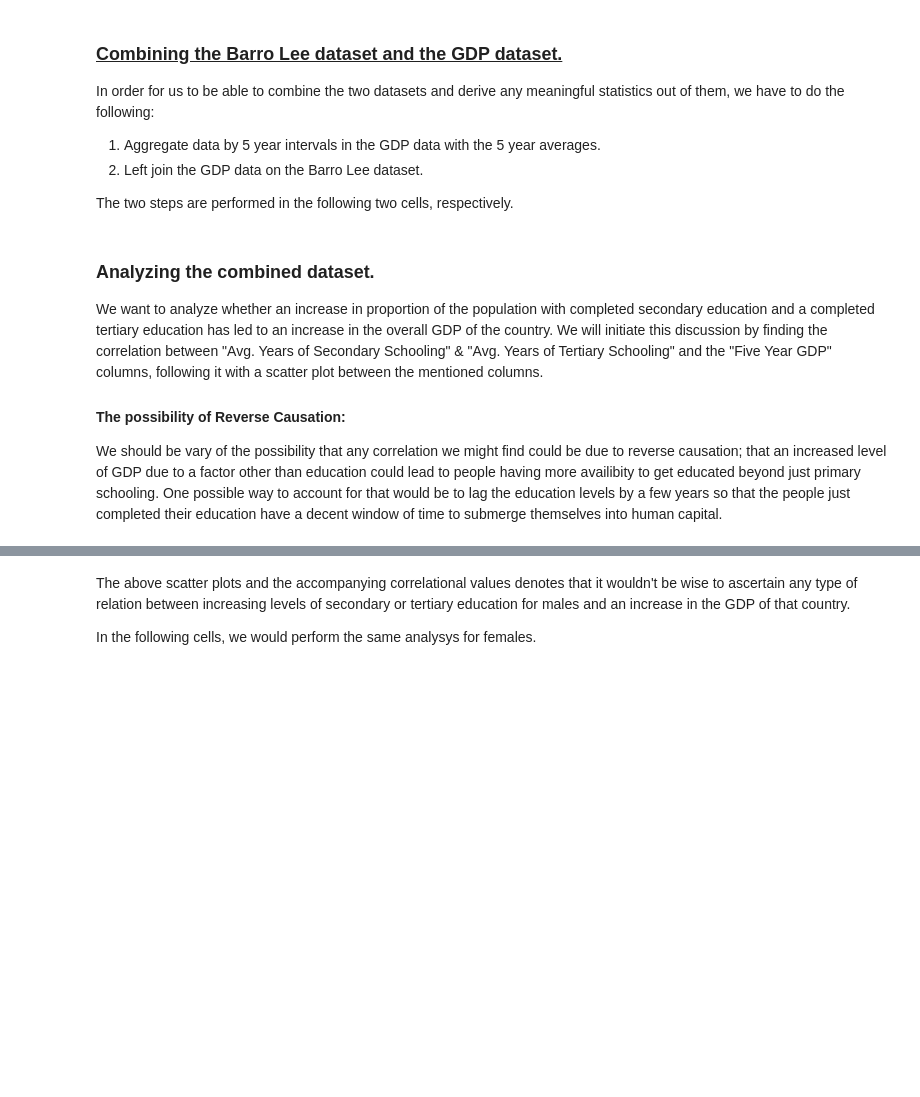
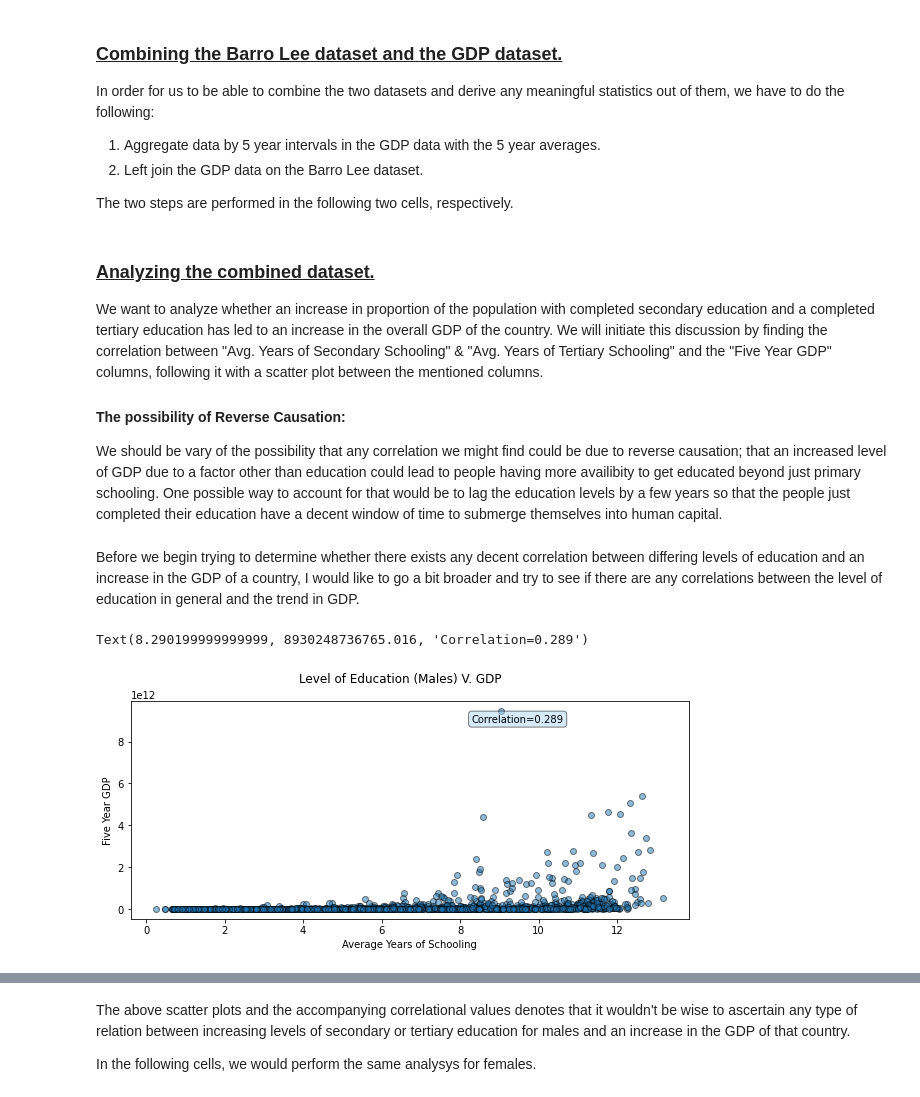
Before and after one commit to Hammad-AlQuraishi/BarroLee-Analysis, a Jupyter notebook: Barro Lee Project.ipynb, the cells around one changed output, grey strips where cells are left out. Saved outputs shown, nothing was run; the diff lists cells and outputs as text; code cells hidden in the pictures; blank space fills up the shorter version.

```diff
--- a/Barro Lee Project.ipynb
+++ b/Barro Lee Project.ipynb
@@ -118,9 +127,11 @@ for country in GDP.index:
 barro_lee_m['Year'] = barro_lee_m['Year'].astype('int')
 blm_GDP = barro_lee_m.merge(GDP_new, on=['Country', 'Year'])
 # %% [markdown]
-### Analyzing the combined dataset.
+### <u>Analyzing the combined dataset.</u>
 
 We want to analyze whether an increase in proportion of the population with completed secondary education and a completed tertiary education has led to an increase in the overall GDP of the country. We will initiate this discussion by finding the correlation between "Avg. Years of Secondary Schooling" & "Avg. Years of Tertiary Schooling" and the "Five Year GDP" columns, following it with a scatter plot between the mentioned columns.
 
 #### The possibility of Reverse Causation:
 We should be vary of the possibility that any correlation we might find could be due to reverse causation; that an increased level of GDP due to a factor other than education could lead to people having more availibity to get educated beyond just primary schooling. One possible way to account for that would be to lag the education levels by a few years so that the people just completed their education have a decent window of time to submerge themselves into human capital.
+# %% [markdown]
+Before we begin trying to determine whether there exists any decent correlation between differing levels of education and an increase in the GDP of a country, I would like to go a bit broader and try to see if there are any correlations between the level of education in general and the trend in GDP.
@@ -126,0 +140,20 @@ We should be vary of the possibility that any correlation we might find could be
+# %%
+avg_total_GDP_m = blm_GDP.corr(numeric_only=True).loc['Five Year GDP', 'Avg. Years of Schooling']
+
+fig, ax = plt.subplots(nrows=1, ncols=1, sharey=True, figsize=(10,4))
+
+fig.suptitle("Level of Education (Males) V. GDP")
+#Dictionary to be used for the textbox format
+props = dict(boxstyle='round', facecolor='#AED6F1', alpha=0.5)
+
+ax.scatter(x=blm_GDP["Avg. Years of Schooling"], y=blm_GDP["Five Year GDP"], edgecolor='black', alpha=0.5)
+ax.set_xlabel("Average Years of Schooling")
+ax.set_ylabel("Five Year GDP")
+
+#Setting the textbox up
+bottom, top = ax.get_ylim()
+left, right = ax.get_xlim()
+ax.text(right-right*0.40, top-top*0.10, f"Correlation={avg_total_GDP_m:.3f}", bbox=props)
+# %% [output]
+Text(8.290199999999999, 8930248736765.016, 'Correlation=0.289')
+[figure, added]
```
Also changed, not shown: parts of 19 cells of this notebook, 3 other files.
